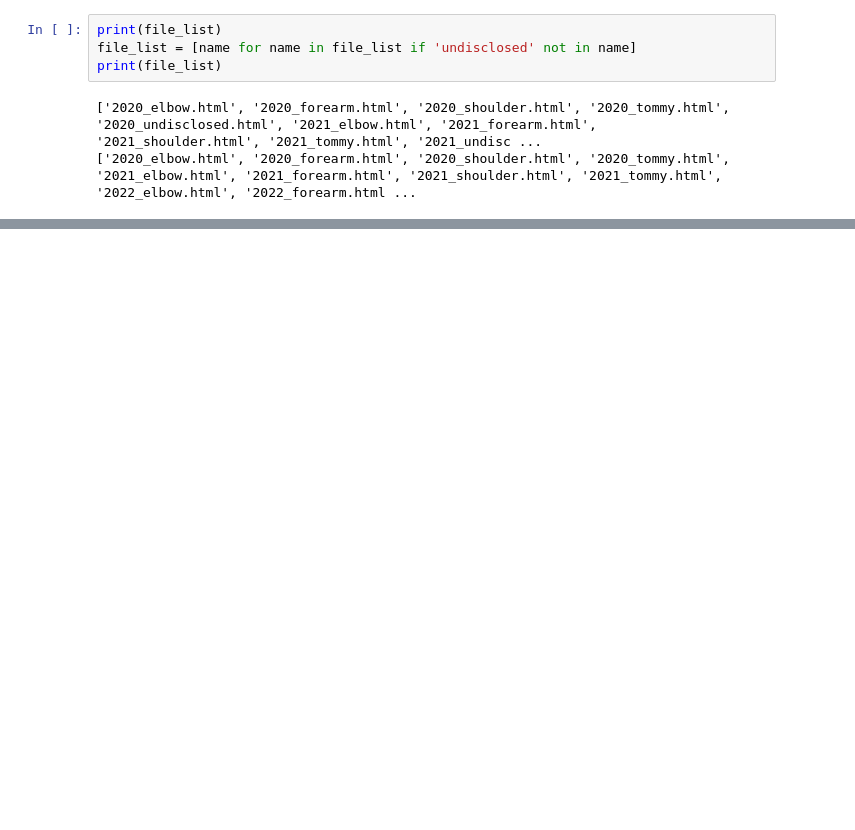
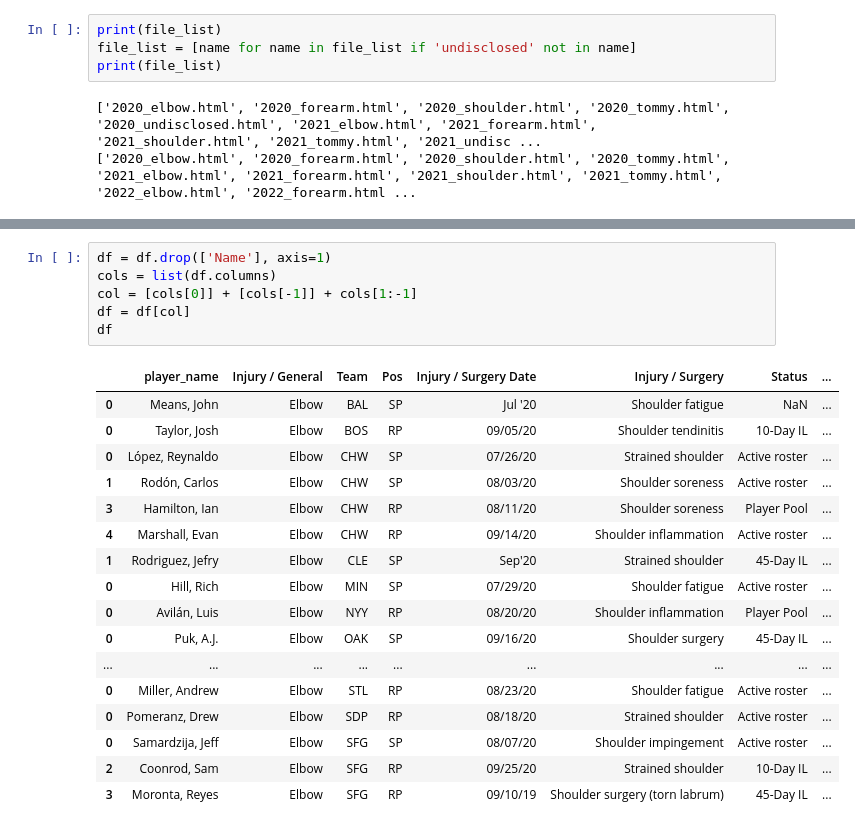
Before and after one commit to lbench/baseball, a Jupyter notebook: fangraphs_html_exploration.ipynb, the cells around one changed output, grey strips where cells are left out. Saved outputs shown, nothing was run; the diff lists cells and outputs as text; blank space fills up the shorter version.

```diff
--- a/fangraphs_html_exploration.ipynb
+++ b/fangraphs_html_exploration.ipynb
@@ -131,0 +174,24 @@ df
+# %%
+df = df.drop(['Name'], axis=1)
+cols = list(df.columns)
+col = [cols[0]] + [cols[-1]] + cols[1:-1]
+df = df[col]
+df
+# %% [output]
+|  | player_name | Injury / General | Team | Pos | Injury / Surgery Date | Injury / Surgery | Status | ... |
+| 0 | Means, John | Elbow | BAL | SP | Jul '20 | Shoulder fatigue | NaN | ... |
+| 0 | Taylor, Josh | Elbow | BOS | RP | 09/05/20 | Shoulder tendinitis | 10-Day IL | ... |
+| 0 | López, Reynaldo | Elbow | CHW | SP | 07/26/20 | Strained shoulder | Active roster | ... |
+| 1 | Rodón, Carlos | Elbow | CHW | SP | 08/03/20 | Shoulder soreness | Active roster | ... |
+| 3 | Hamilton, Ian | Elbow | CHW | RP | 08/11/20 | Shoulder soreness | Player Pool | ... |
+| 4 | Marshall, Evan | Elbow | CHW | RP | 09/14/20 | Shoulder inflammation | Active roster | ... |
+| 1 | Rodriguez, Jefry | Elbow | CLE | SP | Sep'20 | Strained shoulder | 45-Day IL | ... |
+| 0 | Hill, Rich | Elbow | MIN | SP | 07/29/20 | Shoulder fatigue | Active roster | ... |
+| 0 | Avilán, Luis | Elbow | NYY | RP | 08/20/20 | Shoulder inflammation | Player Pool | ... |
+| 0 | Puk, A.J. | Elbow | OAK | SP | 09/16/20 | Shoulder surgery | 45-Day IL | ... |
+| ... | ... | ... | ... | ... | ... | ... | ... | ... |
+| 0 | Miller, Andrew | Elbow | STL | RP | 08/23/20 | Shoulder fatigue | Active roster | ... |
+| 0 | Pomeranz, Drew | Elbow | SDP | RP | 08/18/20 | Strained shoulder | Active roster | ... |
+| 0 | Samardzija, Jeff | Elbow | SFG | SP | 08/07/20 | Shoulder impingement | Active roster | ... |
+| 2 | Coonrod, Sam | Elbow | SFG | RP | 09/25/20 | Strained shoulder | 10-Day IL | ... |
+| 3 | Moronta, Reyes | Elbow | SFG | RP | 09/10/19 | Shoulder surgery (torn labrum) | 45-Day IL | ... |
```
Also changed, not shown: parts of 8 cells of this notebook, 1 other file.
